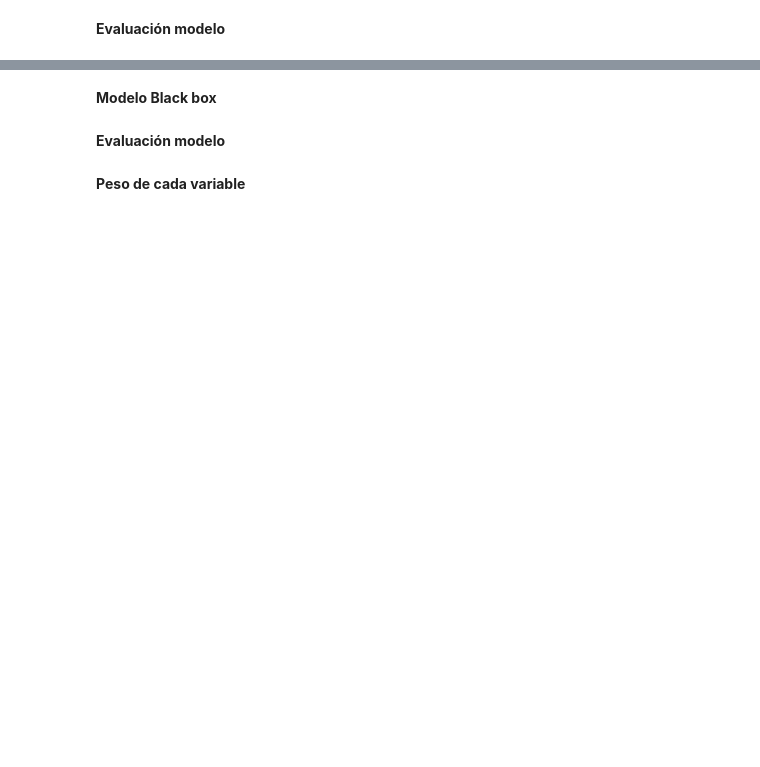
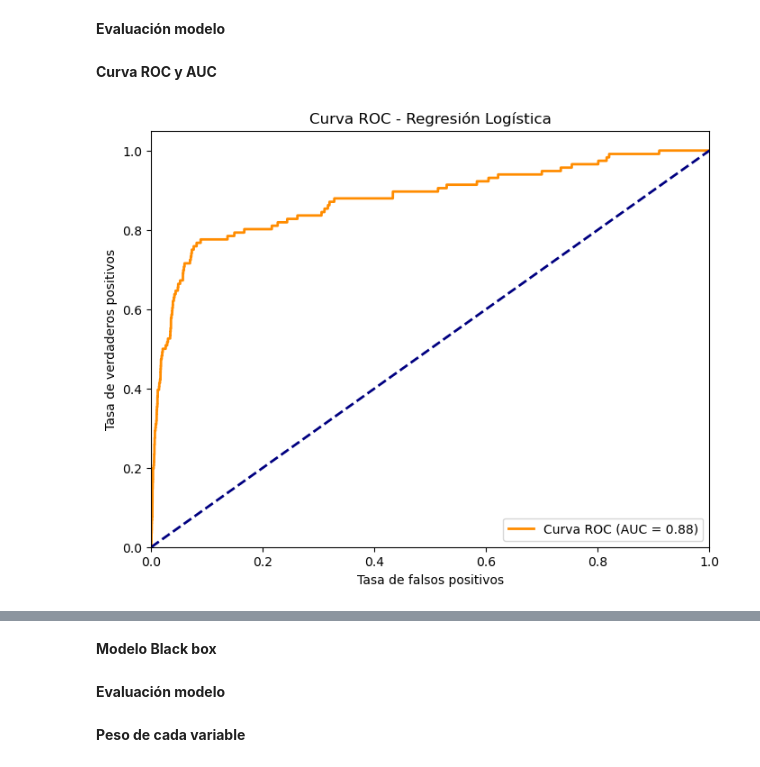
Before and after one commit to martamateosgon/Finanzas_MS, a Jupyter notebook: 2_marta_nagore.ipynb, the cells around one changed output, grey strips where cells are left out. Saved outputs shown, nothing was run; the diff lists cells and outputs as text; code cells hidden in the pictures; blank space fills up the shorter version.

```diff
--- a/2_marta_nagore.ipynb
+++ b/2_marta_nagore.ipynb
@@ -547,9 +526,0 @@ for var in variables_continuas:
-# %%
-# Correlación entre las variables continuas y la variable objetivo
-# Primero, convertimos 'default' a valores numéricos (0 y 1)
-df['default_numeric'] = df['default'].apply(lambda x: 1 if x == 'default' else 0)
-
-# Calculamos la correlación de Pearson
-correlaciones = df[variables_continuas].corrwith(df['default_numeric'])
-print('Correlaciones con Default:')
-print(correlaciones)
@@ -620,11 +567,13 @@ plt.hist(df.loc[df['default'] == 1, 'Saldo_total'], bins=100, color='red', alpha
 # IMPLEMENTAR UNDERSAMPLING PARA QUE EL MODELO APRENDA SOBRE TODO DE LOS QUE HAN ENTRADO EN DEFAULT
 
 # Definir las variables predictoras (X) y la variable objetivo (y)
-X = df.drop('default', axis=1)  # Variables predictoras
-y = df['default']  # Variable objetivo (target)
+X = df_filtered.drop('default', axis=1)  # Variables predictoras
+y = df_filtered ['default']  # Variable objetivo (target)
 
 # Dividir el dataset en conjunto de entrenamiento y prueba (70% entrenamiento, 30% prueba)
 X_train_og, X_test, y_train_og, y_test = train_test_split(X, y, test_size=0.3, random_state=42, stratify=y)
+y_train_og = y_train_og.astype(int)
+y_test = y_test.astype(int)
 
 # Crear una instancia del RandomUnderSampler
 undersampler = RandomUnderSampler(sampling_strategy='auto', random_state=42)
@@ -655,3 +602,13 @@ Name: count, dtype: int64
 # Ya se divide arriba para hacer el balanceo
 # %% [markdown]
 **Modelo Regresión Logística**
+# %%
+# Instanciamos el modelo de regresión logística
+log_reg_model = LogisticRegression(random_state=42)
+
+# Entrenamos el modelo
+log_reg_model.fit(X_train, y_train)
+
+# Predicciones sobre el conjunto de validación
+y_pred_prob = log_reg_model.predict_proba(X_test)[:, 1]  # Probabilidades de la clase positiva
+y_pred = log_reg_model.predict(X_test)  # Predicción final (clase 0 o 1)
@@ -658,2 +623,22 @@ Name: count, dtype: int64
 # %% [markdown]
 **Evaluación modelo**
+# %% [markdown]
+**Curva ROC y AUC**
+# %%
+# Cálculo de la curva ROC y el AUC
+fpr, tpr, thresholds = roc_curve(y_test, y_pred_prob)
+roc_auc = auc(fpr, tpr)
+
+# Graficar la curva ROC
+plt.figure(figsize=(8, 6))
+plt.plot(fpr, tpr, color='darkorange', lw=2, label='Curva ROC (AUC = %0.2f)' % roc_auc)
+plt.plot([0, 1], [0, 1], color='navy', lw=2, linestyle='--')
+plt.xlim([0.0, 1.0])
+plt.ylim([0.0, 1.05])
+plt.xlabel('Tasa de falsos positivos')
+plt.ylabel('Tasa de verdaderos positivos')
+plt.title('Curva ROC - Regresión Logística')
+plt.legend(loc='lower right')
+plt.show()
+# %% [output]
+[figure, added]
```
Also changed, not shown: parts of 42 cells of this notebook, 1 other file.
